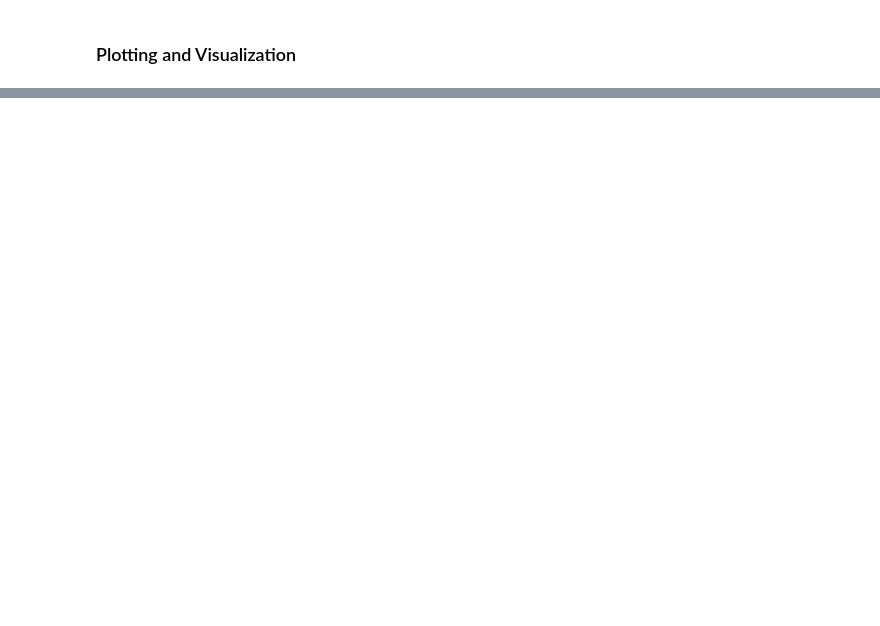
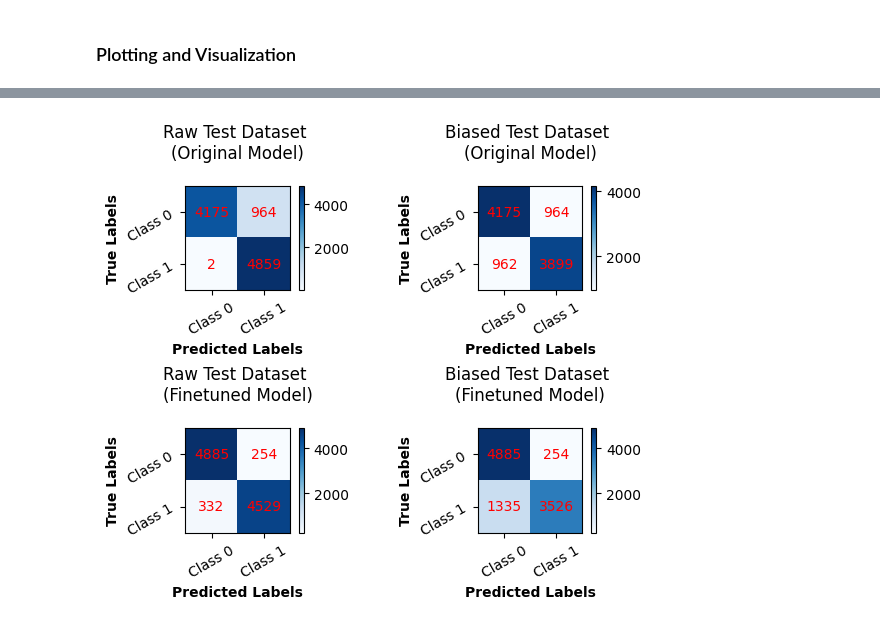
Before and after one commit to vmazashvili/Neural-Networks, a Jupyter notebook: MaskTune_Vano_Mazashvili_1993251.ipynb, the cells around one changed output, grey strips where cells are left out. Cells and saved outputs as stored; diff of their text form; code cells hidden in the pictures; blank space fills up the shorter version.

```diff
--- a/MaskTune_Vano_Mazashvili_1993251.ipynb
+++ b/MaskTune_Vano_Mazashvili_1993251.ipynb
@@ -1020,0 +968,42 @@ plot_metrics(metrics)
+# %%
+def plot_confusion_matrices(conf_matrices, titles):
+    fig, axes = plt.subplots(2, 2, figsize=(6, 5))
+
+    for ax, conf_matrix, title in zip(axes.flatten(), conf_matrices, titles):
+        cax = ax.matshow(conf_matrix, cmap='Blues')
+        fig.colorbar(cax, ax=ax)
+        ax.set_title(title, pad=20)
+        ax.set_xlabel('Predicted Labels', fontweight='bold')
+        ax.set_ylabel('True Labels', fontweight='bold')
+        ax.xaxis.set_ticks_position('bottom')
+        ax.set_xticks(np.arange(2))
+        ax.set_yticks(np.arange(2))
+        ax.set_xticklabels(['Class 0', 'Class 1'], rotation=30)
+        ax.set_yticklabels(['Class 0', 'Class 1'], rotation=30)
+
+        for (i, j), val in np.ndenumerate(conf_matrix):
+            ax.text(j, i, f'{val}', ha='center', va='center', color='red')
+
+    plt.tight_layout()
+    plt.show()
+
+
+
+# Extract confusion matrices
+conf_matrix_raw = metrics_raw[2]
+conf_matrix_biased = metrics_biased[2]
+conf_matrix_ft_raw = metrics_ft_raw[2]
+conf_matrix_ft_sp = metrics_ft_sp[2]
+
+# Plot confusion matrices
+conf_matrices = [conf_matrix_raw, conf_matrix_biased, conf_matrix_ft_raw, conf_matrix_ft_sp]
+titles = [
+    'Raw Test Dataset \n(Original Model)',
+    'Biased Test Dataset \n(Original Model)',
+    'Raw Test Dataset \n(Finetuned Model)',
+    'Biased Test Dataset \n(Finetuned Model)'
+]
+
+plot_confusion_matrices(conf_matrices, titles)
+# %% [output]
+[figure, added]
```
Also changed, not shown: parts of 8 cells of this notebook.
